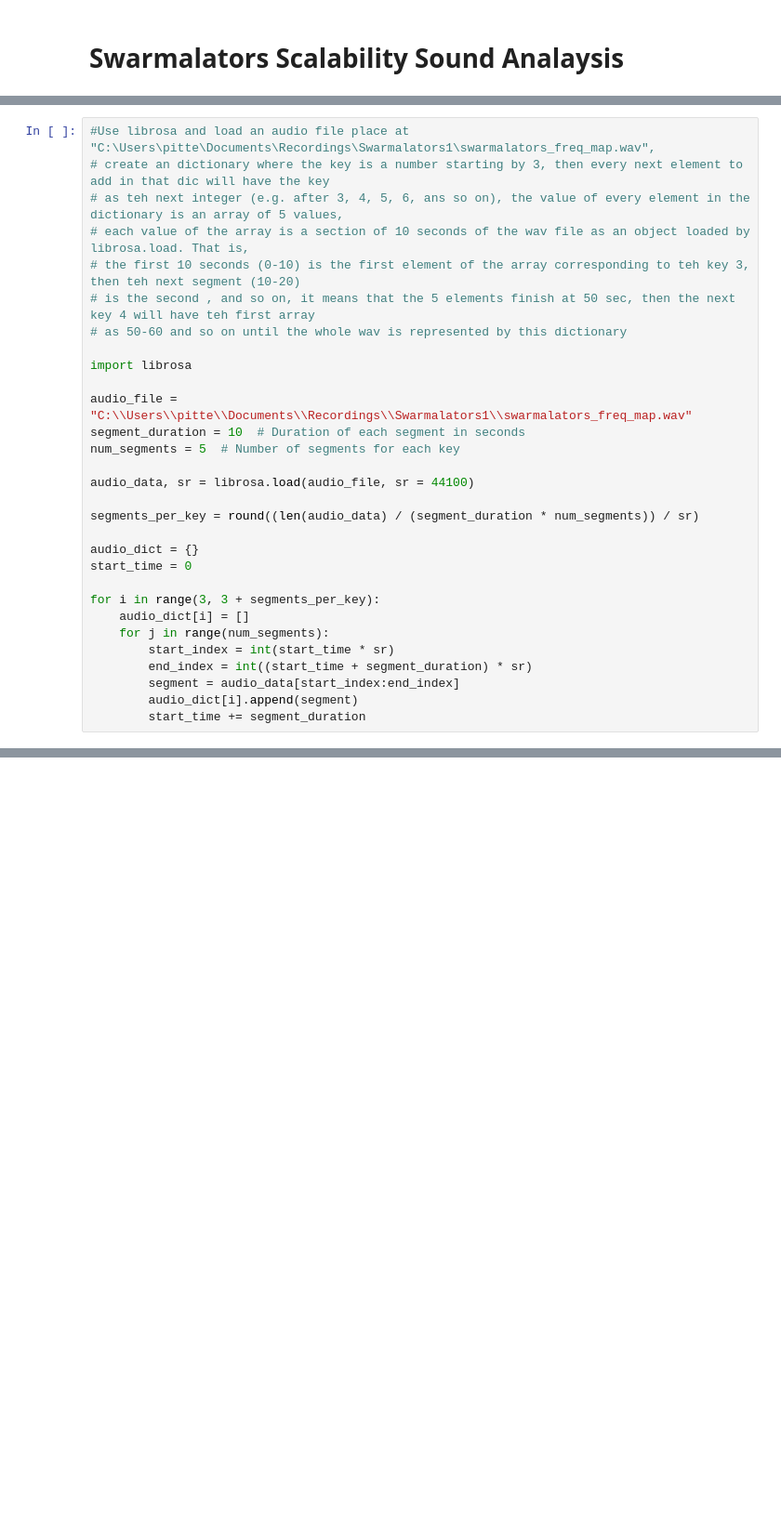
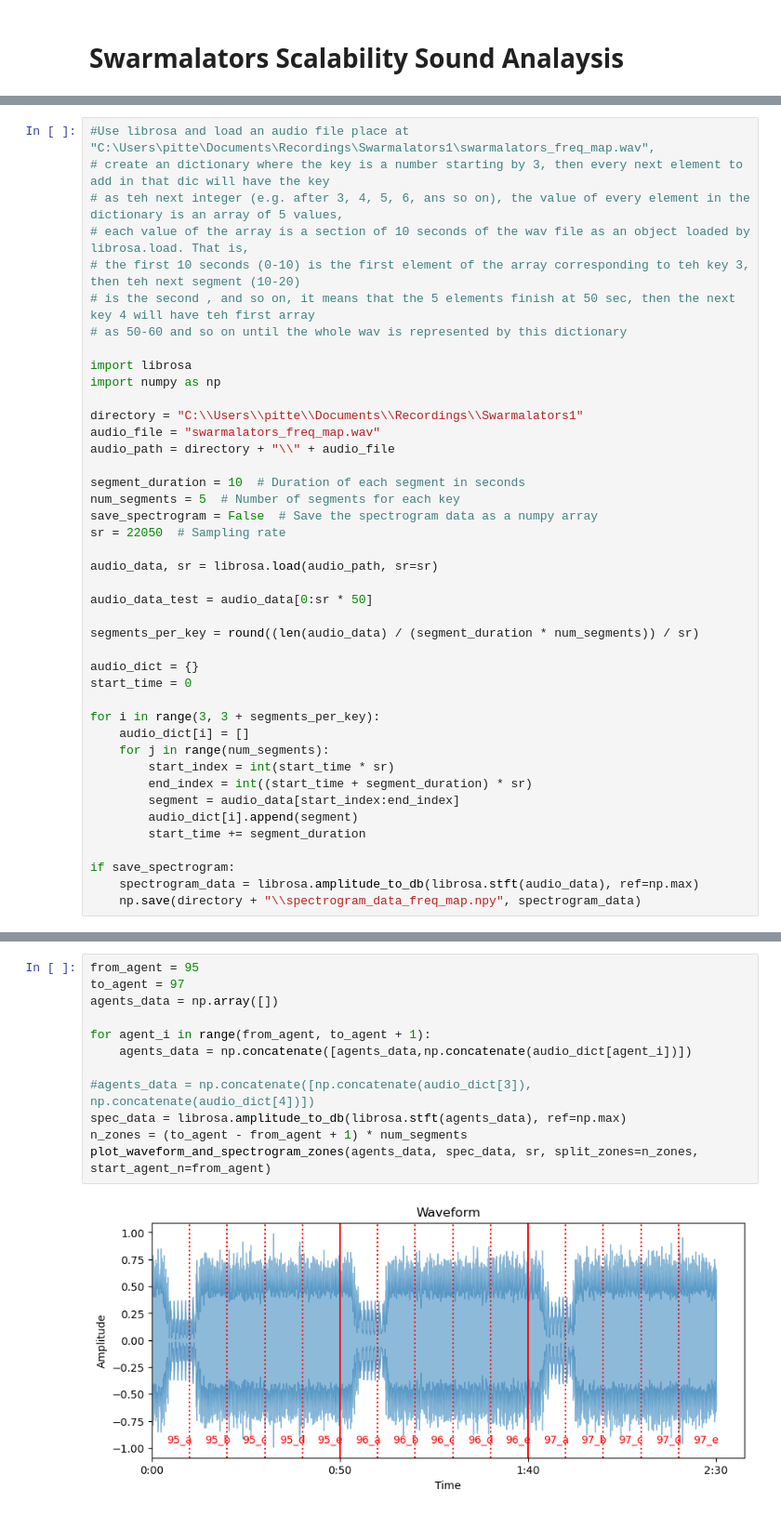
Before and after one commit to pedro-lucas-bravo/sync_swarm_experiments, a Jupyter notebook: data_analysis/swarmalators_scalability.ipynb, the cells around one changed output, grey strips where cells are left out. Shown: that part at 93% size. Saved outputs shown, nothing was run; the diff lists cells and outputs as text; blank space fills up the shorter version.

Commit message:
Improve plots for waveform and spectrogram, also add spectrum

```diff
--- a/data_analysis/swarmalators_scalability.ipynb
+++ b/data_analysis/swarmalators_scalability.ipynb
@@ -67,12 +94,20 @@ def plot_waveform_and_spectrogram_zones(sound_samples, sr, split_zones=0):
 # as 50-60 and so on until the whole wav is represented by this dictionary
 
 import librosa
+import numpy as np
 
-audio_file = "C:\\Users\\pitte\\Documents\\Recordings\\Swarmalators1\\swarmalators_freq_map.wav"
+directory = "C:\\Users\\pitte\\Documents\\Recordings\\Swarmalators1"
+audio_file = "swarmalators_freq_map.wav"
+audio_path = directory + "\\" + audio_file
+
 segment_duration = 10  # Duration of each segment in seconds
 num_segments = 5  # Number of segments for each key
+save_spectrogram = False  # Save the spectrogram data as a numpy array
+sr = 22050  # Sampling rate
 
-audio_data, sr = librosa.load(audio_file, sr = 44100)
+audio_data, sr = librosa.load(audio_path, sr=sr)
+
+audio_data_test = audio_data[0:sr * 50]
 
 segments_per_key = round((len(audio_data) / (segment_duration * num_segments)) / sr)
 
@@ -87,3 +122,7 @@ for i in range(3, 3 + segments_per_key):
         segment = audio_data[start_index:end_index]
         audio_dict[i].append(segment)
         start_time += segment_duration
+
+if save_spectrogram:
+    spectrogram_data = librosa.amplitude_to_db(librosa.stft(audio_data), ref=np.max)
+    np.save(directory + "\\spectrogram_data_freq_map.npy", spectrogram_data)
@@ -102,0 +138,14 @@ plot_waveform_and_spectrogram_zones(agent_3, sr, split_zones=5)
+# %%
+from_agent = 95
+to_agent = 97
+agents_data = np.array([])
+
+for agent_i in range(from_agent, to_agent + 1):
+    agents_data = np.concatenate([agents_data,np.concatenate(audio_dict[agent_i])])
+
+#agents_data = np.concatenate([np.concatenate(audio_dict[3]), np.concatenate(audio_dict[4])])
+spec_data = librosa.amplitude_to_db(librosa.stft(agents_data), ref=np.max)
+n_zones = (to_agent - from_agent + 1) * num_segments
+plot_waveform_and_spectrogram_zones(agents_data, spec_data, sr, split_zones=n_zones, start_agent_n=from_agent)
+# %% [output]
+[figure, added]
```
Also changed, not shown: parts of 8 cells of this notebook.
